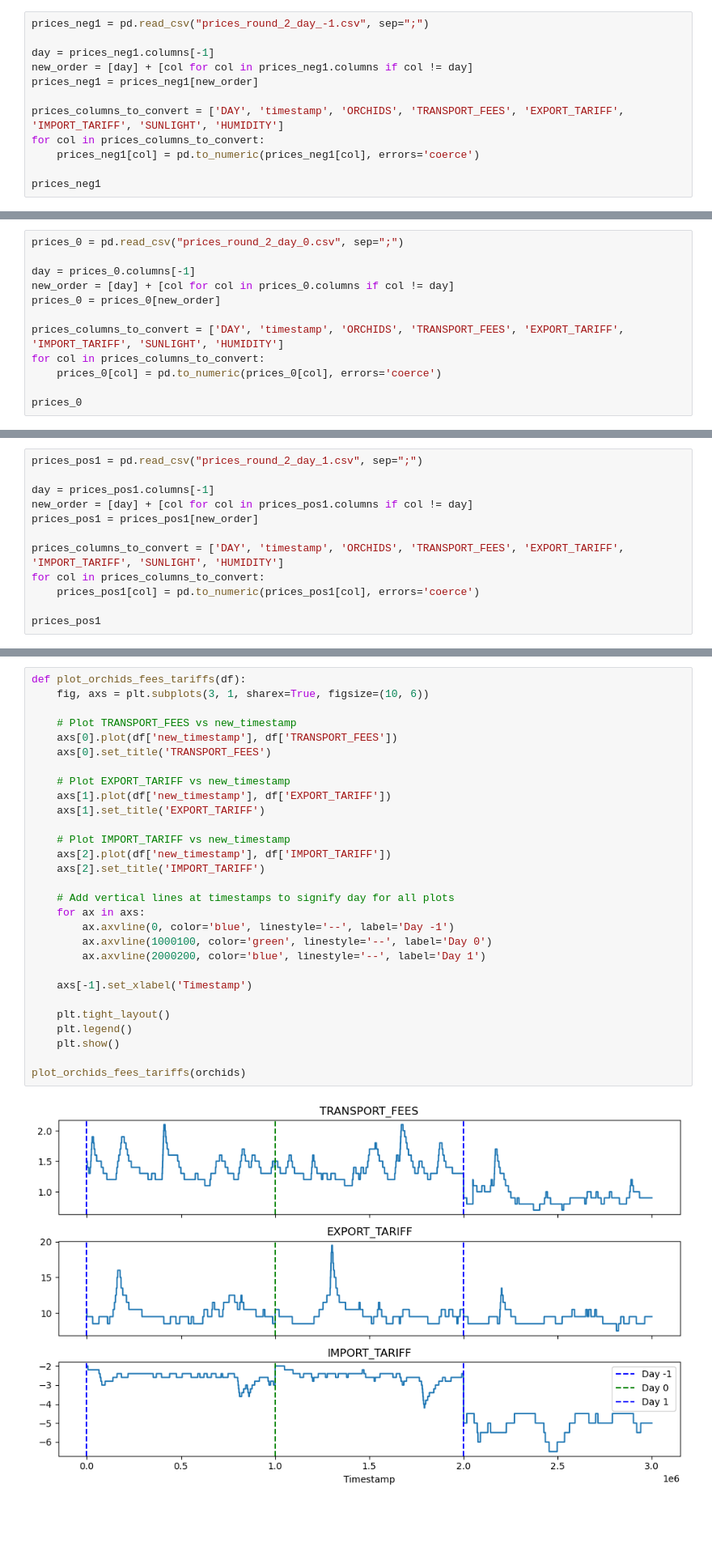
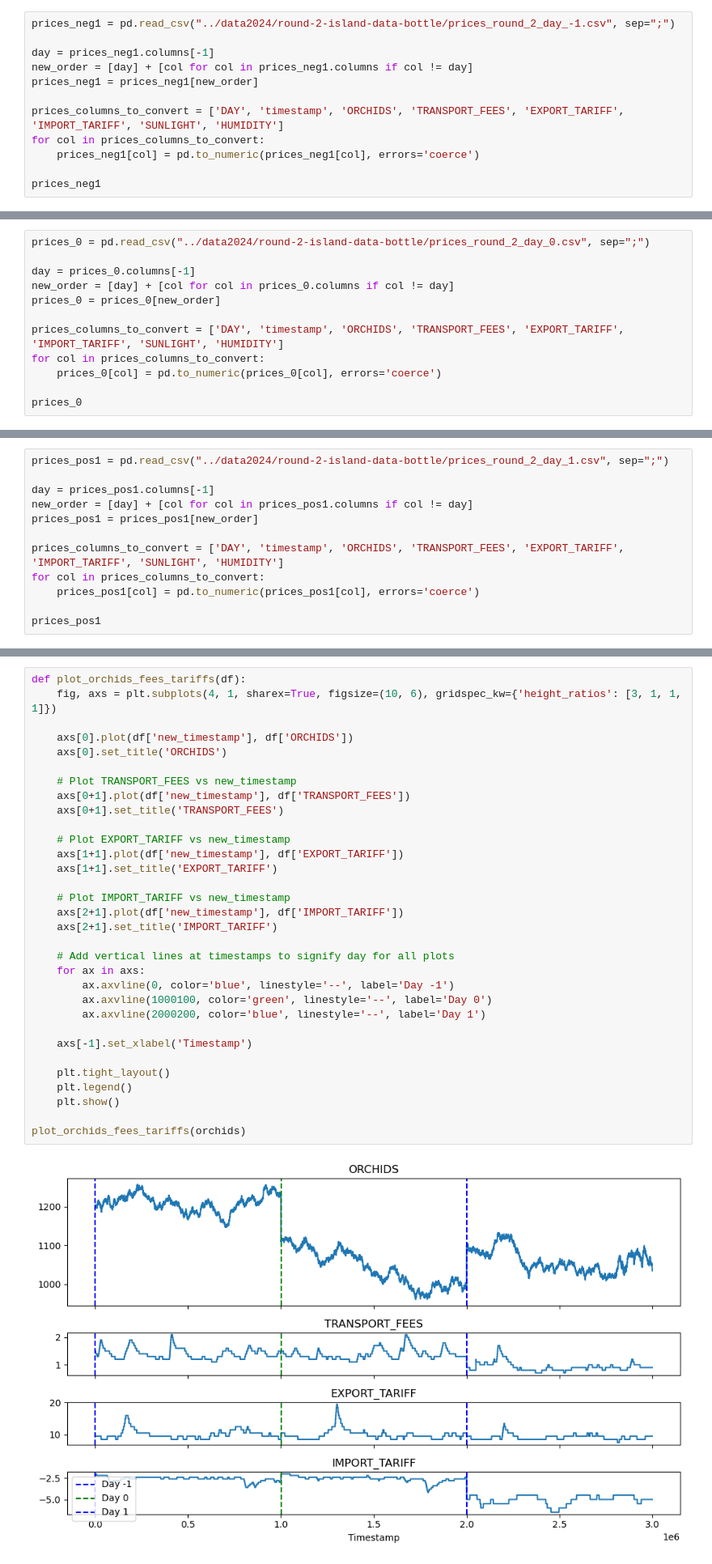
Before and after one commit to felixpoirier1/Prosperity, a Jupyter notebook: notebooks/R2 Exploratory Data Analysis.ipynb, the cells around one changed output, grey strips where cells are left out. Shown at 81% size. Saved outputs shown, nothing was run; the diff lists cells and outputs as text; blank space fills up the shorter version.

```diff
--- a/notebooks/R2 Exploratory Data Analysis.ipynb
+++ b/notebooks/R2 Exploratory Data Analysis.ipynb
@@ -23,7 +25,7 @@ from sklearn.metrics import mean_squared_error
 # %% [markdown]
 The codes below separately load all 3 csv files as dataframes. The column 'day' has been shifted to the begining of all dataframes and all columns have been converted to numeric. Also, a 4th dataframe 'orchids' has been created that combines all 3 dataframes in order of day. Within that dataframe, a new column 'new_timestamp' has been created to plot time series reflecting values from days -1 to 1 to avoid overlapping timestamp values.
 # %%
-prices_neg1 = pd.read_csv("prices_round_2_day_-1.csv", sep=";")
+prices_neg1 = pd.read_csv("../data2024/round-2-island-data-bottle/prices_round_2_day_-1.csv", sep=";")
 
 day = prices_neg1.columns[-1]
 new_order = [day] + [col for col in prices_neg1.columns if col != day]
@@ -49,7 +51,7 @@ prices_neg1
 | 10000 | -1 | 1000000 | 1228.00 | 1.4 | 8.5 | -3.0 | 3900.0000 | 83.000000 |
 10001 rows × 8 columns
 # %%
-prices_0 = pd.read_csv("prices_round_2_day_0.csv", sep=";")
+prices_0 = pd.read_csv("../data2024/round-2-island-data-bottle/prices_round_2_day_0.csv", sep=";")
 
 day = prices_0.columns[-1]
 new_order = [day] + [col for col in prices_0.columns if col != day]
@@ -75,7 +77,7 @@ prices_0
 | 10000 | 0 | 1000000 | 985.75 | 1.3 | 10.5 | -2.6 | 1700.0000 | 65.000000 |
 10001 rows × 8 columns
 # %%
-prices_pos1 = pd.read_csv("prices_round_2_day_1.csv", sep=";")
+prices_pos1 = pd.read_csv("../data2024/round-2-island-data-bottle/prices_round_2_day_1.csv", sep=";")
 
 day = prices_pos1.columns[-1]
 new_order = [day] + [col for col in prices_pos1.columns if col != day]
@@ -162,34 +524,37 @@ plot_orchids_sunlight_humidity(orchids)
 # %%
 def plot_orchids_fees_tariffs(df):
-    fig, axs = plt.subplots(3, 1, sharex=True, figsize=(10, 6))
+    fig, axs = plt.subplots(4, 1, sharex=True, figsize=(10, 6), gridspec_kw={'height_ratios': [3, 1, 1, 1]})
+
+    axs[0].plot(df['new_timestamp'], df['ORCHIDS'])
+    axs[0].set_title('ORCHIDS')
 
     # Plot TRANSPORT_FEES vs new_timestamp
-    axs[0].plot(df['new_timestamp'], df['TRANSPORT_FEES'])
-    axs[0].set_title('TRANSPORT_FEES')
+    axs[0+1].plot(df['new_timestamp'], df['TRANSPORT_FEES'])
+    axs[0+1].set_title('TRANSPORT_FEES')
 
     # Plot EXPORT_TARIFF vs new_timestamp
-    axs[1].plot(df['new_timestamp'], df['EXPORT_TARIFF'])
-    axs[1].set_title('EXPORT_TARIFF')
+    axs[1+1].plot(df['new_timestamp'], df['EXPORT_TARIFF'])
+    axs[1+1].set_title('EXPORT_TARIFF')
 
     # Plot IMPORT_TARIFF vs new_timestamp
-    axs[2].plot(df['new_timestamp'], df['IMPORT_TARIFF'])
-    axs[2].set_title('IMPORT_TARIFF')
+    axs[2+1].plot(df['new_timestamp'], df['IMPORT_TARIFF'])
+    axs[2+1].set_title('IMPORT_TARIFF')
 
     # Add vertical lines at timestamps to signify day for all plots
     for ax in axs:
         ax.axvline(0, color='blue', linestyle='--', label='Day -1')
         ax.axvline(1000100, color='green', linestyle='--', label='Day 0')
         ax.axvline(2000200, color='blue', linestyle='--', label='Day 1')
 
     axs[-1].set_xlabel('Timestamp')
 
     plt.tight_layout()
     plt.legend()
     plt.show()
 
 plot_orchids_fees_tariffs(orchids)
 # %% [output]
-[figure, old version]
+[figure, new version]
 # %% [markdown]
 ### Analyze Data
 # %% [markdown]
```
Also changed, not shown: parts of 34 cells of this notebook, 3 other files.
